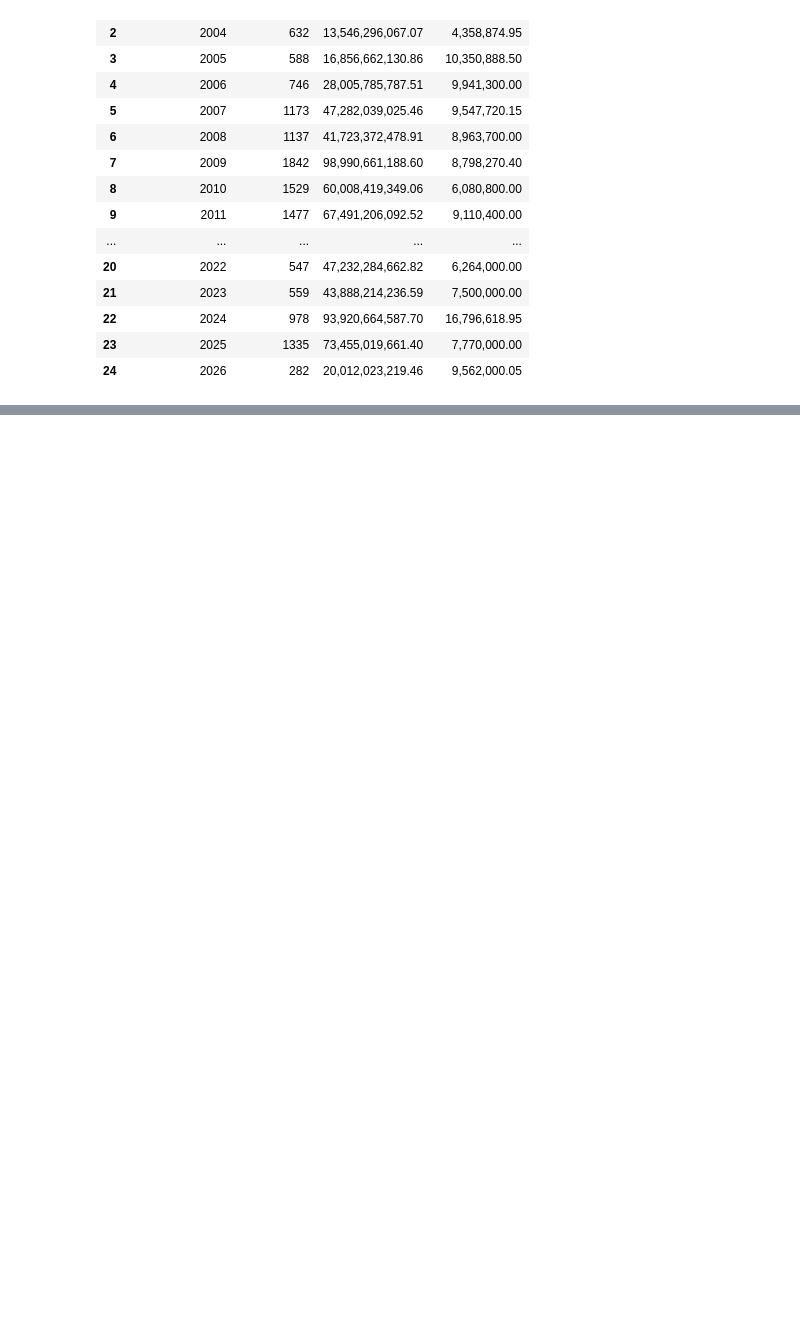
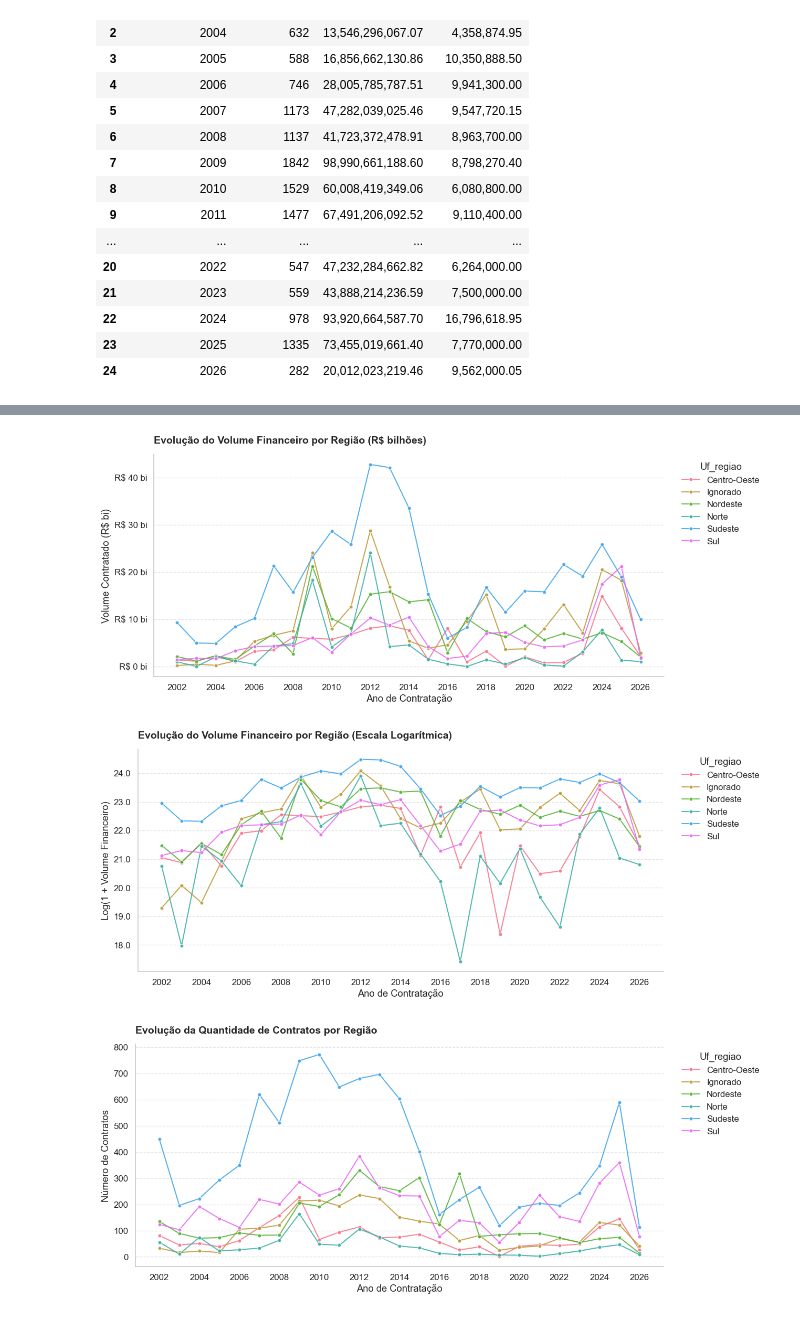
Before and after one commit to AndreRibaz/bnds-analysis, a Jupyter notebook: notebooks/eda.ipynb, the cells around one changed output, grey strips where cells are left out. Drawn from its saved outputs; the diff is of its cells as text; code cells hidden in the pictures; blank space fills up the shorter version.

```diff
--- a/notebooks/eda.ipynb
+++ b/notebooks/eda.ipynb
@@ -961,0 +616,21 @@ plt.show()
+# %%
+def plot_linha(df, x, y, hue, titulo, ylabel,
+               *, transform=None, fmt_y="{x:.0f}"):
+    """Linha temporal padronizada (substitui plot_padrao)."""
+    plot_df = df.assign(_y=transform(df[y]) if transform else df[y])
+
+    fig, ax = plt.subplots(figsize=(13, 5.5))
+    sns.lineplot(data=plot_df, x=x, y="_y", hue=hue,
+                 marker="o", markersize=5, linewidth=1.5, alpha=0.85, ax=ax)
+
+    ax.set_title(titulo, fontsize=14, fontweight="bold", pad=15, loc="left")
+    ax.set_xlabel("Ano de Contratação")
+    ax.set_ylabel(ylabel)
+    ax.yaxis.set_major_formatter(ticker.StrMethodFormatter(fmt_y))
+    ax.set_xticks(sorted(plot_df[x].unique())[::2])
+    ax.grid(axis="x", visible=False)
+    ax.grid(axis="y", linestyle="--", alpha=0.5)
+    sns.despine(ax=ax, top=True, right=True)
+    ax.legend(title=hue.capitalize(), bbox_to_anchor=(1.02, 1),
+              loc="upper left", frameon=False)
+    plt.tight_layout(); plt.show()
@@ -961,0 +713,23 @@ plt.show()
+# %%
+evolucao_regional = (
+    df_eda.groupby(["ano_contratacao", "UF_REGIAO"], as_index=False)
+          .agg(volume_total=(TARGET, "sum"),
+               qtd_contratos=(TARGET, "count"))
+)
+evolucao_regional["volume_bi"] = evolucao_regional["volume_total"] / 1e9
+
+plot_linha(evolucao_regional, "ano_contratacao", "volume_bi", "UF_REGIAO",
+           "Evolução do Volume Financeiro por Região (R$ bilhões)",
+           "Volume Contratado (R$ bi)", fmt_y="R$ {x:.0f} bi")
+
+plot_linha(evolucao_regional, "ano_contratacao", "volume_total", "UF_REGIAO",
+           "Evolução do Volume Financeiro por Região (Escala Logarítmica)",
+           "Log(1 + Volume Financeiro)", transform=np.log1p, fmt_y="{x:.1f}")
+
+plot_linha(evolucao_regional, "ano_contratacao", "qtd_contratos", "UF_REGIAO",
+           "Evolução da Quantidade de Contratos por Região",
+           "Número de Contratos")
+# %% [output]
+[figure, added]
+[figure, added]
+[figure, added]
```
Also changed, not shown: parts of 26 cells of this notebook.
